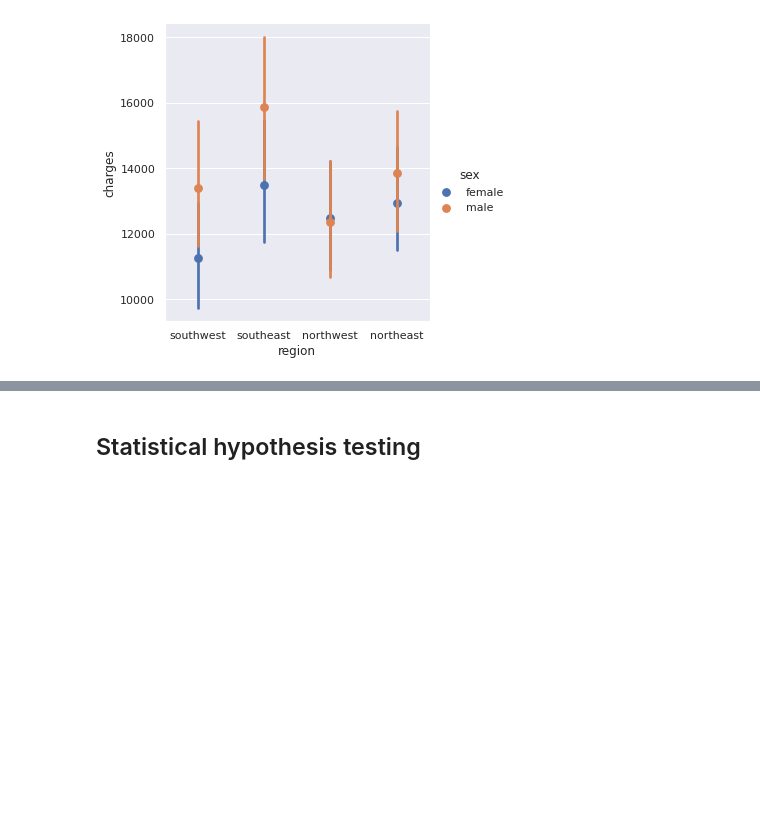
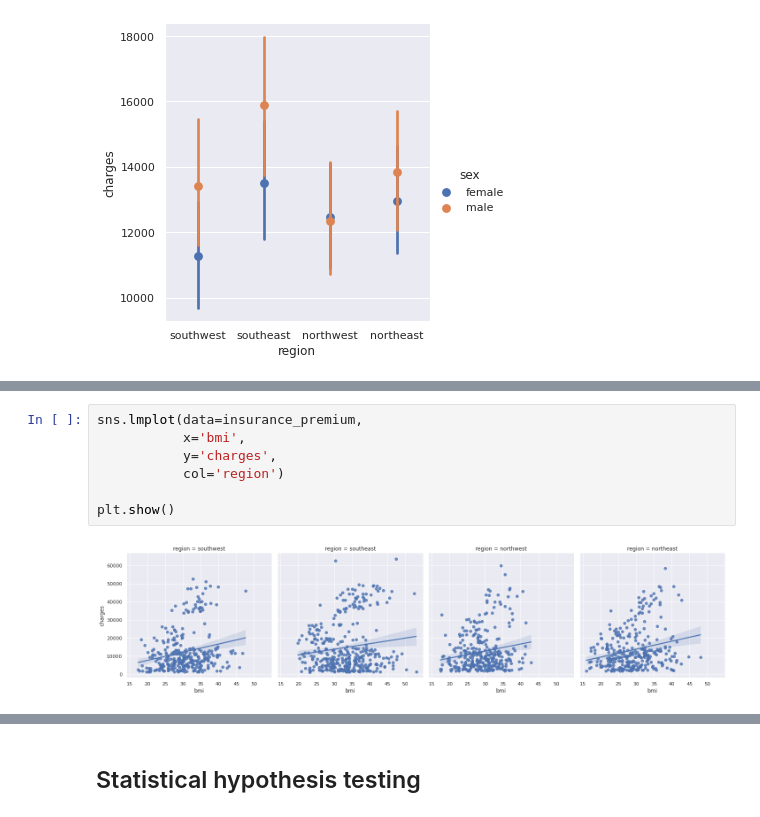
Before and after one commit to graceuche/northeastern-final-project, a Jupyter notebook: visual_analysis.ipynb, the cells around one changed output, grey strips where cells are left out. Cells and saved outputs as stored; diff of their text form; blank space fills up the shorter version.

```diff
--- a/visual_analysis.ipynb
+++ b/visual_analysis.ipynb
@@ -350,0 +362,9 @@ plt.show()
+# %%
+sns.lmplot(data=insurance_premium,
+           x='bmi',
+           y='charges',
+           col='region')
+
+plt.show()
+# %% [output]
+[figure, added]
```
Also changed, not shown: parts of 7 cells of this notebook, 1 other file.
